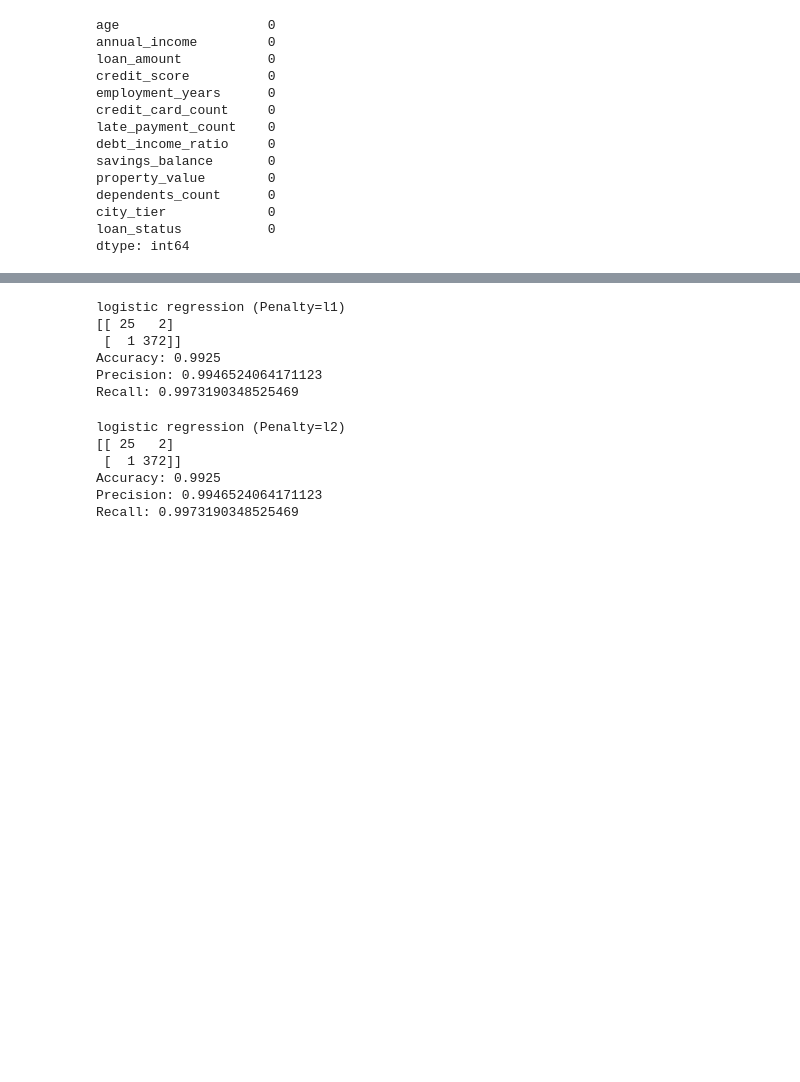
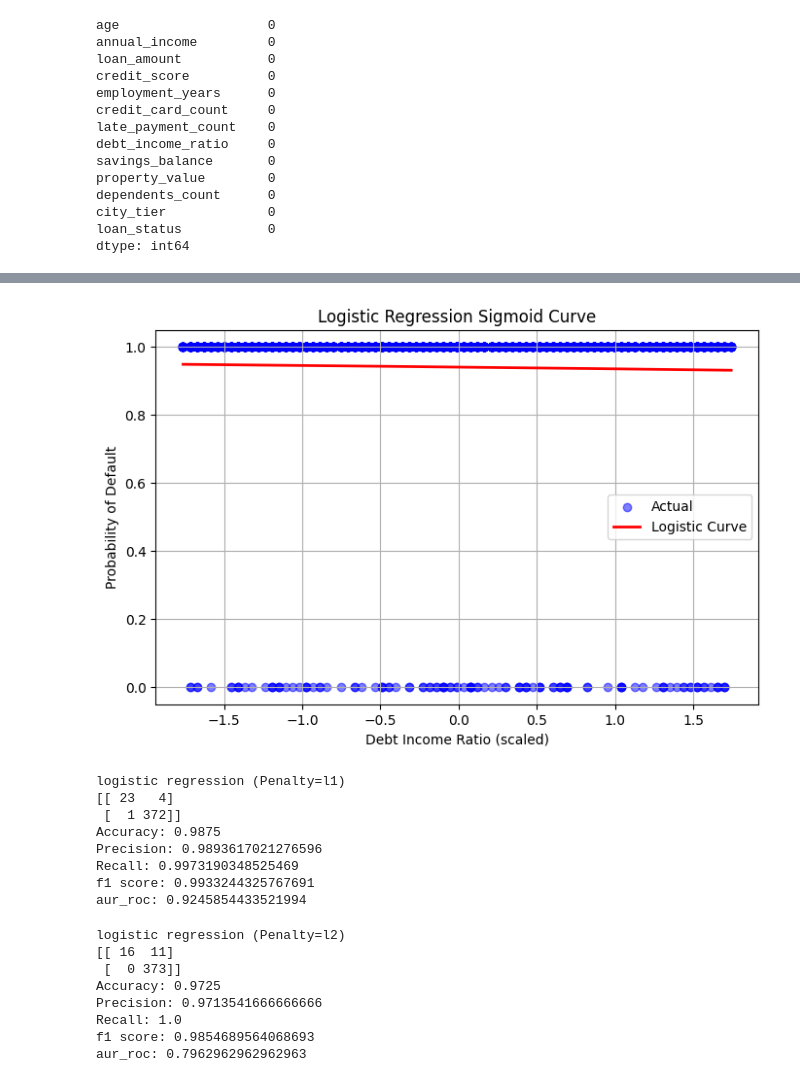
Before and after one commit to amitpatidar123/logistic_regression, a Jupyter notebook: logistic_reg.ipynb, the cells around one changed output, grey strips where cells are left out. Cells and saved outputs as stored; diff of their text form; code cells hidden in the pictures; blank space fills up the shorter version.

```diff
--- a/logistic_reg.ipynb
+++ b/logistic_reg.ipynb
@@ -86,3 +114,29 @@ Recall: 0.9973190348525469
+# %%
+X_single = df[['debt_income_ratio']].values
+y = df['loan_status']
+
+from sklearn.preprocessing import StandardScaler
+scaler = StandardScaler()
+X_scaled = scaler.fit_transform(X_single)
+
+model = LogisticRegression()
+model.fit(X_scaled, y)
+
+X_plot = np.linspace(X_scaled.min(), X_scaled.max(), 300).reshape(-1,1)
+y_prob = model.predict_proba(X_plot)[:,1]
+
+plt.figure(figsize=(8,5))
+plt.scatter(X_scaled, y, color='blue', alpha=0.5, label='Actual')
+plt.plot(X_plot, y_prob, color='red', linewidth=2, label='Logistic Curve')
+
+plt.xlabel('Debt Income Ratio (scaled)')
+plt.ylabel('Probability of Default')
+plt.title('Logistic Regression Sigmoid Curve')
+plt.legend()
+plt.grid(True)
+plt.show()
+# %% [output]
+[figure, added]
 # %%
 model_l1 = LogisticRegression(penalty='l1',solver='liblinear',max_iter=1000)
 
@@ -91,17 +145,21 @@ model_l1.fit(X_train, y_train)
 y_pred_l1 = model_l1.predict(X_test)
 # %%
 print("logistic regression (Penalty=l1)")
-print(confusion_matrix(y_test,y_pred))
-print("Accuracy:", accuracy_score(y_test, y_pred))
-print("Precision:", precision_score(y_test, y_pred))
-print("Recall:", recall_score(y_test, y_pred))
+print(confusion_matrix(y_test,y_pred_l1))
+print("Accuracy:", accuracy_score(y_test, y_pred_l1))
+print("Precision:", precision_score(y_test, y_pred_l1))
+print("Recall:", recall_score(y_test, y_pred_l1))
+print("f1 score:",f1_score(y_test, y_pred_l1))
+print("aur_roc:",roc_auc_score(y_test, y_pred_l1))
 # %% [output]
 logistic regression (Penalty=l1)
-[[ 25   2]
+[[ 23   4]
  [  1 372]]
-Accuracy: 0.9925
-Precision: 0.9946524064171123
+Accuracy: 0.9875
+Precision: 0.9893617021276596
 Recall: 0.9973190348525469
+f1 score: 0.9933244325767691
+aur_roc: 0.9245854433521994
 # %%
 model_l2 = LogisticRegression(penalty='l2',max_iter=1000)
 
@@ -110,14 +168,18 @@ model_l2.fit(X_train, y_train)
 y_pred_l2 = model_l2.predict(X_test)
 # %%
 print("logistic regression (Penalty=l2)")
-print(confusion_matrix(y_test,y_pred))
-print("Accuracy:", accuracy_score(y_test, y_pred))
-print("Precision:", precision_score(y_test, y_pred))
-print("Recall:", recall_score(y_test, y_pred))
+print(confusion_matrix(y_test,y_pred_l2))
+print("Accuracy:", accuracy_score(y_test, y_pred_l2))
+print("Precision:", precision_score(y_test, y_pred_l2))
+print("Recall:", recall_score(y_test, y_pred_l2))
+print("f1 score:",f1_score(y_test, y_pred_l2))
+print("aur_roc:",roc_auc_score(y_test, y_pred_l2))
 # %% [output]
 logistic regression (Penalty=l2)
-[[ 25   2]
- [  1 372]]
-Accuracy: 0.9925
-Precision: 0.9946524064171123
-Recall: 0.9973190348525469
+[[ 16  11]
+ [  0 373]]
+Accuracy: 0.9725
+Precision: 0.9713541666666666
+Recall: 1.0
+f1 score: 0.9854689564068693
+aur_roc: 0.7962962962962963
```
Also changed, not shown: parts of 2 cells of this notebook.
